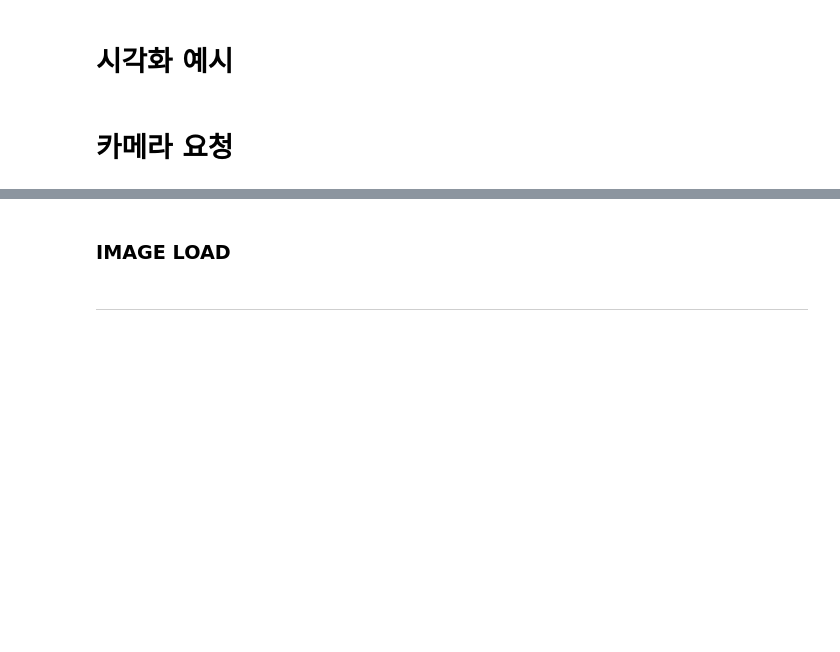
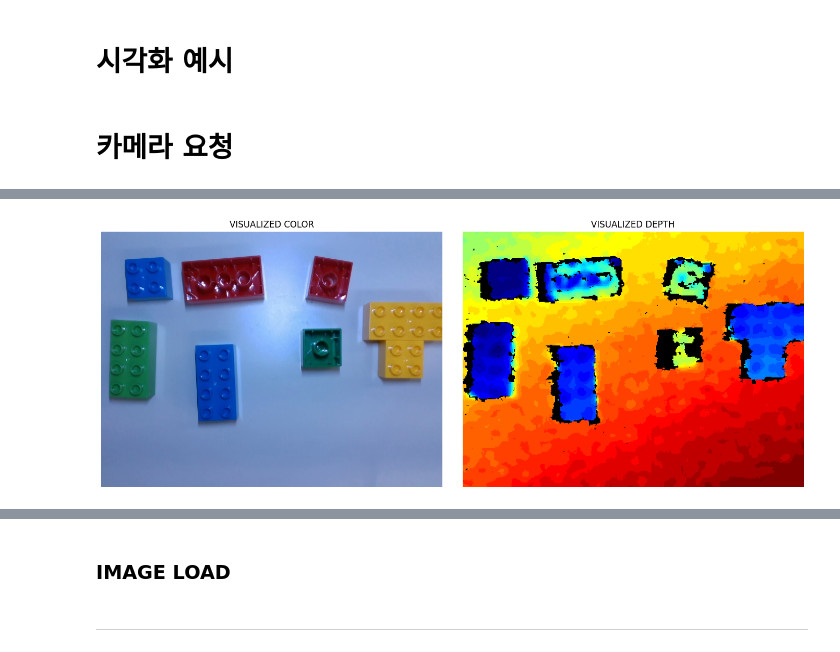
Before and after one commit to engineer0914/pointcloud_test, a Jupyter notebook: INUVision.ipynb, the cells around one changed output, grey strips where cells are left out. Saved outputs shown, nothing was run; the diff lists cells and outputs as text; code cells hidden in the pictures; blank space fills up the shorter version.

```diff
--- a/INUVision.ipynb
+++ b/INUVision.ipynb
@@ -624,0 +525,70 @@ cx     : 329.096, cy: 247.071
+# %%
+devices = list_realsense_devices()
+print("\n사용 가능한 RealSense 장치:")
+
+color_img_bgr, depth_img, intrinsics = capture_color_depth_and_save_intrinsics(
+    devices=devices,
+    image_save_path="output/realsense_color.png",
+    depth_save_path="output/realsense_depth_raw.png",
+    yaml_save_path="output/realsense_intrinsics.yaml",
+    width=640,
+    height=480,
+    fps=30,
+    warmup_frames=10,
+    use_realsense_filter=True,
+    use_spatial=False,
+    use_temporal=True,
+    temporal_smooth_alpha=0.4,
+    temporal_smooth_delta=20,
+    temporal_persistency_index=3,
+
+    # 구멍 채우기
+    use_hole_filling=True,
+    hole_filling_mode=1
+)
+
+vis_color_img = cv2.cvtColor(color_img_bgr, cv2.COLOR_BGR2RGB)
+
+# 컬러 뷰------------------------------------------------------------
+
+# vis_depth_img = cv2.applyColorMap(
+#     cv2.convertScaleAbs(depth_img, alpha=0.1),
+#     cv2.COLORMAP_JET
+# )
+
+# 동적 변화 뷰------------------------------------------------------------
+
+vis_depth_img, depth_range = ivl.depth_dynamic_colorization(depth_img)
+
+# # 뎁스
+# axes[1].imshow(vis_depth_img)
+# # axes[1].set_title(
+# #     f"RAW Dynamic VISUALIZED DEPTH\n"
+# #     f"Range: {depth_range[0]:.1f} ~ {depth_range[1]:.1f} [mm]"
+# # )
+# axes[1].set_title(f"VISUALIZED DEPTH (RAW)")
+# axes[1].axis("off")
+
+#------------------------------------------------------------
+
+# 비율에 맞춰서 이미지 비율 계산
+f_width = 14
+f_height = f_width * (3 / 8)
+f_figsize=(f_width, f_height)
+
+fig, axes = plt.subplots(1, 2, figsize = f_figsize) # 1행 2열 figsize에 맞춰서 설정
+
+# 컬러
+axes[0].imshow(vis_color_img)
+axes[0].set_title("VISUALIZED COLOR")
+axes[0].axis("off")
+
+# 뎁스
+axes[1].imshow(vis_depth_img)
+axes[1].set_title("VISUALIZED DEPTH")
+axes[1].axis("off")
+
+# 시각화
+plt.tight_layout()
+plt.show()
+# %% [output]
@@ -624,0 +612 @@ cx     : 329.096, cy: 247.071
+[figure, added]
```
Also changed, not shown: parts of 19 cells of this notebook, 4 other files.
